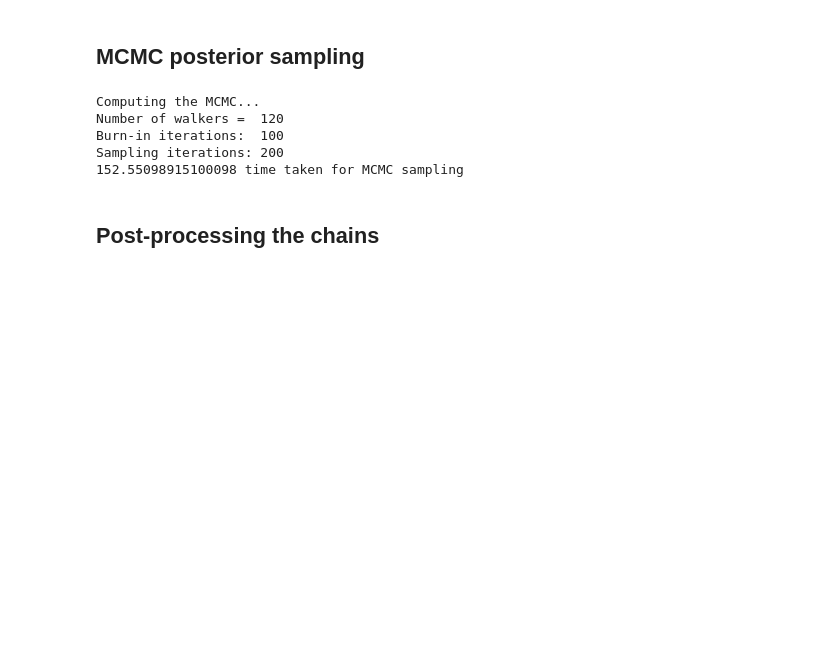
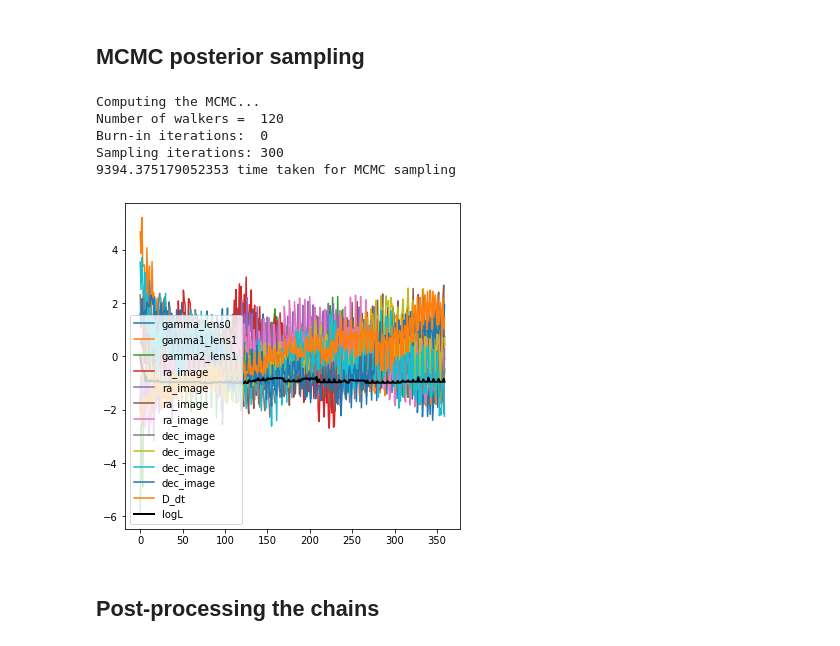
Before and after one commit to lenstronomy/lenstronomy-tutorials, a Jupyter notebook: lenstronomy_extensions/Notebooks/td_modeling_external_lens_likelihood.ipynb, the cells around one changed output. Drawn from its saved outputs; the diff is of its cells as text; code cells hidden in the pictures; blank space fills up the shorter version.

```diff
--- a/lenstronomy_extensions/Notebooks/td_modeling_external_lens_likelihood.ipynb
+++ b/lenstronomy_extensions/Notebooks/td_modeling_external_lens_likelihood.ipynb
@@ -328,16 +326,21 @@ Condition definition logL = -0.003187626780907954
 # %%
 #and now we run the MCMC
 fitting_kwargs_list = [
-    ['MCMC', {'n_burn': 100, 'n_run': 200, 'walkerRatio': 10,'sigma_scale': 0.1}]
+    ['MCMC', {'n_burn': 0, 'n_run': 300, 'walkerRatio': 10, 'sigma_scale': 1}]
 ]
 chain_list_mcmc = fitting_seq.fit_sequence(fitting_kwargs_list)
 kwargs_result = fitting_seq.best_fit()
 # %% [output]
 Computing the MCMC...
 Number of walkers =  120
-Burn-in iterations:  100
-Sampling iterations: 200
-152.55098915100098 time taken for MCMC sampling
+Burn-in iterations:  0
+Sampling iterations: 300
+9394.375179052353 time taken for MCMC sampling
+# %%
+for i in range(len(chain_list_pso)):
+    chain_plot.plot_chain_list(chain_list_mcmc, i)
+# %% [output]
+[figure, added]
 # %% [markdown]
 ## Post-processing the chains
 # %%
```
Also changed, not shown: parts of 6 cells of this notebook, 3 other files.
